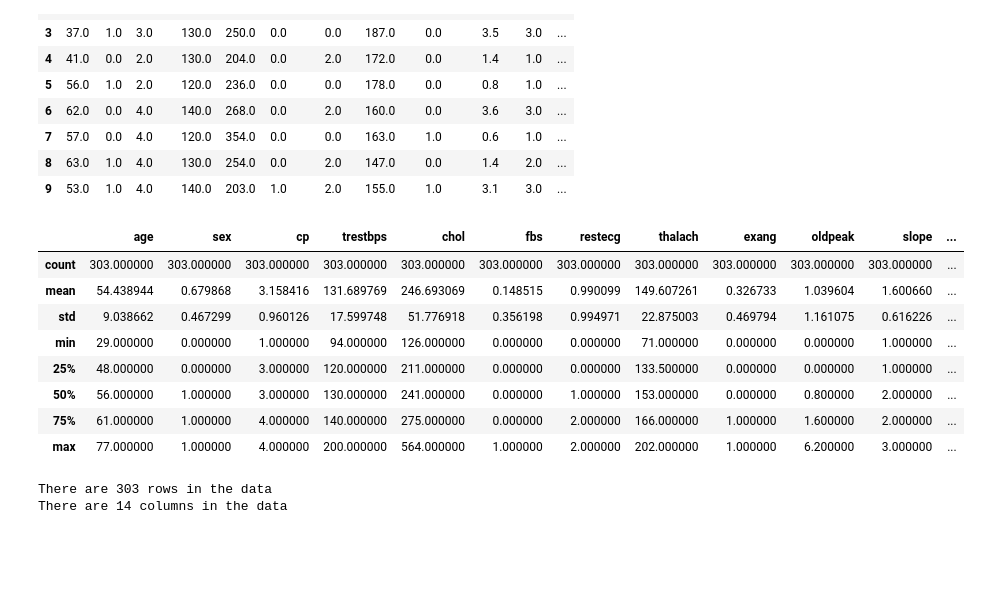
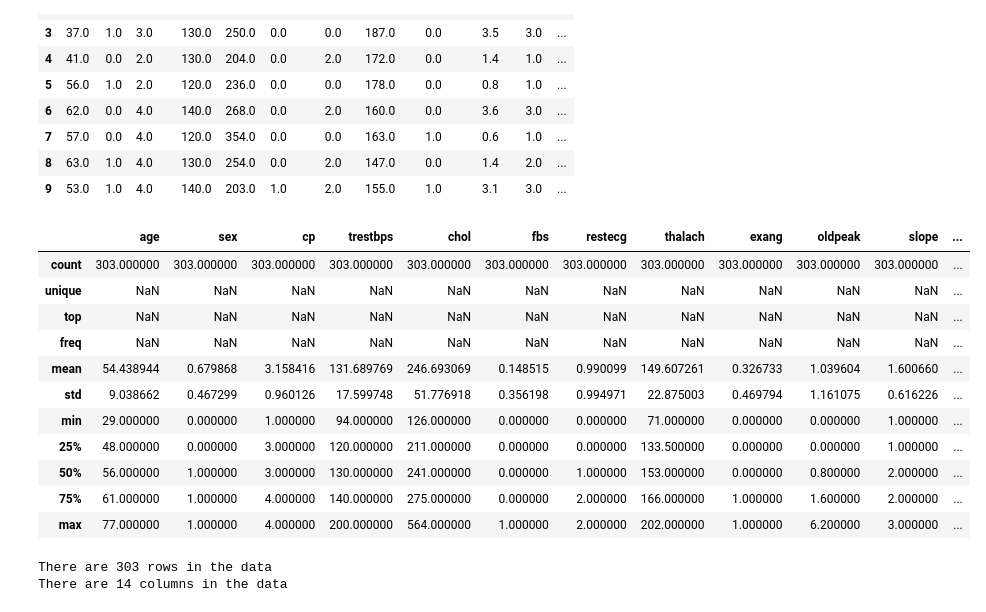
Before and after one commit to Amoako419/Heart_EDA, a Jupyter notebook: eda.ipynb, the cells around one changed output. Cells and saved outputs as stored; diff of their text form; code cells hidden in the pictures; blank space fills up the shorter version.

```diff
--- a/eda.ipynb
+++ b/eda.ipynb
@@ -29,10 +29,13 @@ health_data.head(10)
 | 9 | 53.0 | 1.0 | 4.0 | 140.0 | 203.0 | 1.0 | 2.0 | 155.0 | 1.0 | 3.1 | 3.0 | ... |
 # %%
 # Displaying summary statistics for all columns
-health_data.describe()
+health_data.describe(include="all")
 # %% [output]
 |  | age | sex | cp | trestbps | chol | fbs | restecg | thalach | exang | oldpeak | slope | ... |
 | count | 303.000000 | 303.000000 | 303.000000 | 303.000000 | 303.000000 | 303.000000 | 303.000000 | 303.000000 | 303.000000 | 303.000000 | 303.000000 | ... |
+| unique | NaN | NaN | NaN | NaN | NaN | NaN | NaN | NaN | NaN | NaN | NaN | ... |
+| top | NaN | NaN | NaN | NaN | NaN | NaN | NaN | NaN | NaN | NaN | NaN | ... |
+| freq | NaN | NaN | NaN | NaN | NaN | NaN | NaN | NaN | NaN | NaN | NaN | ... |
 | mean | 54.438944 | 0.679868 | 3.158416 | 131.689769 | 246.693069 | 0.148515 | 0.990099 | 149.607261 | 0.326733 | 1.039604 | 1.600660 | ... |
 | std | 9.038662 | 0.467299 | 0.960126 | 17.599748 | 51.776918 | 0.356198 | 0.994971 | 22.875003 | 0.469794 | 1.161075 | 0.616226 | ... |
 | min | 29.000000 | 0.000000 | 1.000000 | 94.000000 | 126.000000 | 0.000000 | 0.000000 | 71.000000 | 0.000000 | 0.000000 | 1.000000 | ... |
```
Also changed, not shown: parts of 12 cells of this notebook, 1 other file.
